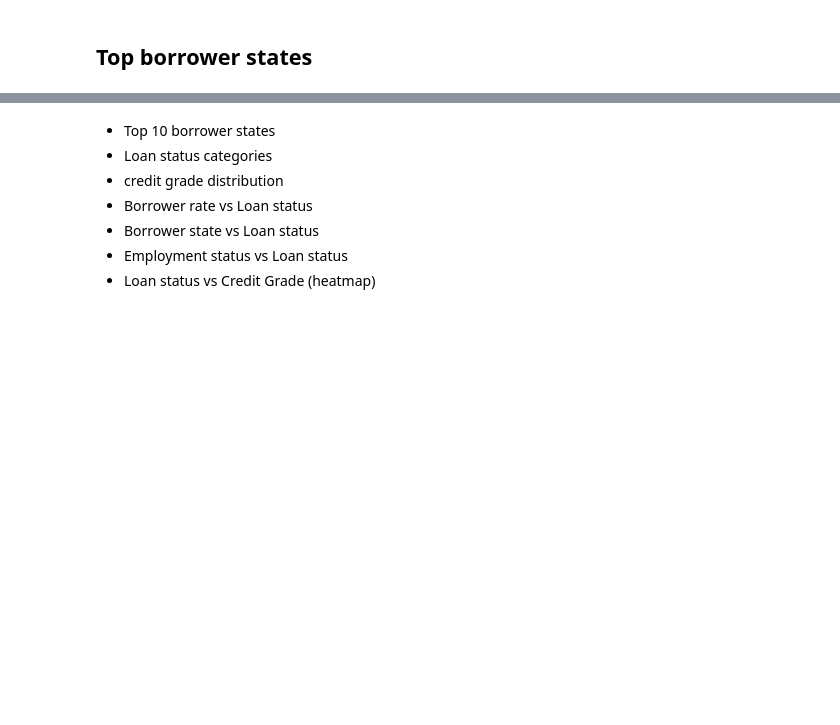
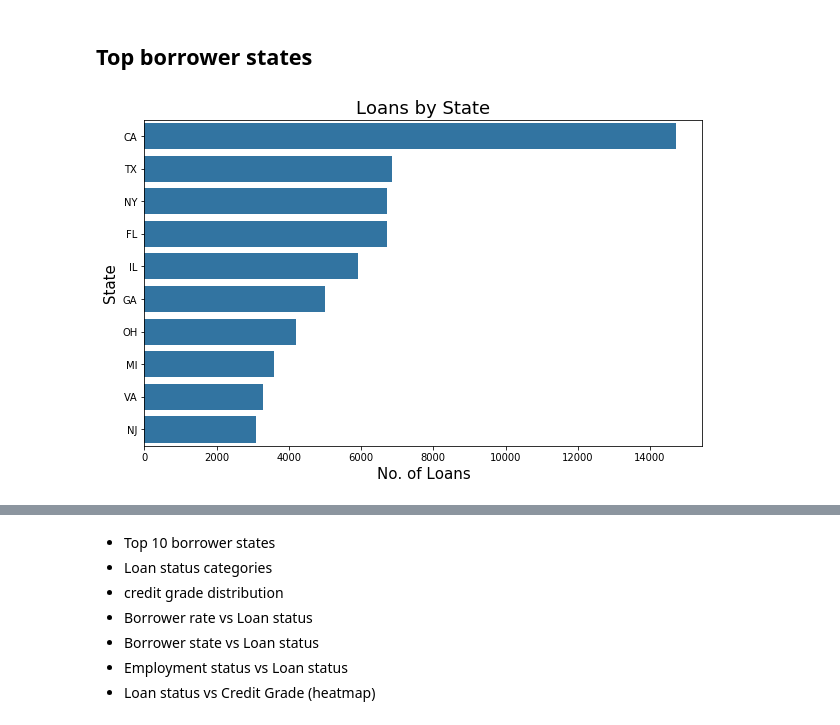
Before and after one commit to rashokanand/explore_prosper_loan_data, a Jupyter notebook: explanatory_analysis.ipynb, the cells around one changed output, grey strips where cells are left out. Drawn from its saved outputs; the diff is of its cells as text; code cells hidden in the pictures; blank space fills up the shorter version.

Commit message:
feat: Plot loan status categories

```diff
--- a/explanatory_analysis.ipynb
+++ b/explanatory_analysis.ipynb
@@ -15,3 +15,24 @@ There are 81 attributes and 113k observations in the dataset.
 - Loan status vs Credit Grade (heatmap)
 # %% [markdown]
 ## Top borrower states
+# %%
+import pandas as pd
+import numpy as np
+import matplotlib.pyplot as plt
+%matplotlib inline
+import seaborn as sb
+
+prosper_df = pd.read_csv('prosperLoanData.csv')
+prosper_clean_df = prosper_df
+
+base_color = sb.color_palette()[0]
+# %%
+c = prosper_clean_df['BorrowerState'].value_counts()[:10]
+fig, ax = plt.subplots(figsize=(10,6))
+sb.countplot(y =prosper_clean_df['BorrowerState'],order = c.index,color = base_color)
+# ax.set( xlabel = 'No. of Loans' , ylabel = 'State',title = 'Loans by State')
+plt.xlabel('No. of Loans',fontsize = 15)
+plt.ylabel('State', fontsize = 15)
+ax.set_title('Loans by State',fontsize = 18);
+# %% [output]
+[figure, added]
```
Also changed, not shown: parts of 2 cells of this notebook.
